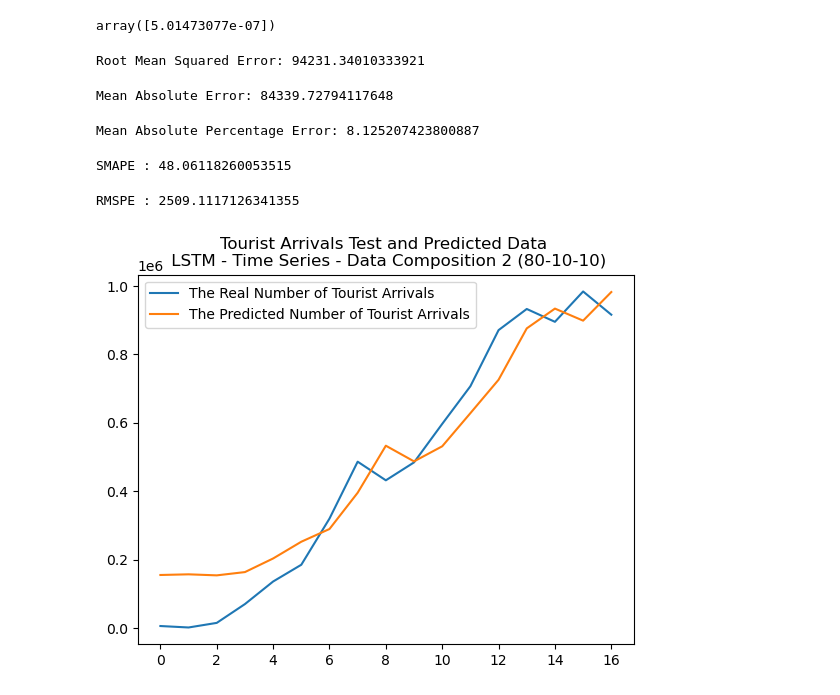
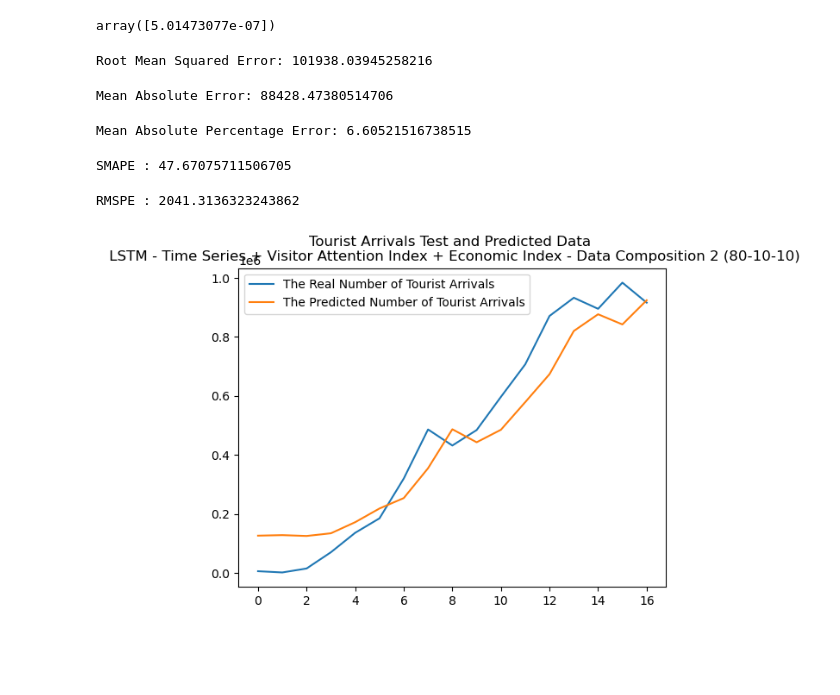
Before and after one commit to nnv2-pham/19046904---Officially-Dissertation---Machine-Learning-Models-For-Predicting-International-Tourist-Ar, a Jupyter notebook: LSTM - TIME SERIES + VISITOR ATTENTION INDEX - DATA COMPOSITION 2 (80-10-10).ipynb, the cells around one changed output. Saved outputs shown, nothing was run; the diff lists cells and outputs as text; code cells hidden in the pictures; blank space fills up the shorter version.

```diff
--- a/LSTM - TIME SERIES + VISITOR ATTENTION INDEX - DATA COMPOSITION 2 (80-10-10).ipynb
+++ b/LSTM - TIME SERIES + VISITOR ATTENTION INDEX - DATA COMPOSITION 2 (80-10-10).ipynb
@@ -11,7 +11,7 @@ from tensorflow.keras.layers import Dense, LSTM
 To enable them in other operations, rebuild TensorFlow with the appropriate compiler flags.
 # %%
 # Read in data and display fist 5 rows
-df = pd.read_csv('TIME SERIES + VISITOR ATTENTION INDEX - DATA COMPOSITION 2 (80-10-10).csv')
+df = pd.read_csv('TIME SERIES + VISITOR ATTENTION INDEX + ECONOMIC INDEX - DATA COMPOSITION 2 (80-10-10).csv')
 df1 = df.drop(['Class'], axis=1)
 df1 = df1['Tourist Arrival']
 df1 = np.array(df1).reshape(-1,1)
@@ -114,37 +114,37 @@ from sklearn.metrics import mean_absolute_percentage_error
 RMSE = np.sqrt(mean_squared_error(y_test, y_pred))
 print("Root Mean Squared Error:", RMSE)
 # %% [output]
-Root Mean Squared Error: 94231.34010333921
+Root Mean Squared Error: 101938.03945258216
 # %%
 MAE = mean_absolute_error(y_test, y_pred)
 print("Mean Absolute Error:", MAE)
 # %% [output]
-Mean Absolute Error: 84339.72794117648
+Mean Absolute Error: 88428.47380514706
 # %%
 MAPE = mean_absolute_percentage_error(y_test, y_pred)
 print("Mean Absolute Percentage Error:", MAPE)
 # %% [output]
-Mean Absolute Percentage Error: 8.125207423800887
+Mean Absolute Percentage Error: 6.60521516738515
 # %%
 def SMAPE(y_test,y_pred):
     return 100/len(y_test) * np.sum(2 * np.abs(y_pred - y_test) / (np.abs(y_test) + np.abs(y_pred)))
 result = SMAPE(y_test,y_pred)
 print("SMAPE :", result)
 # %% [output]
-SMAPE : 48.06118260053515
+SMAPE : 47.67075711506705
 # %%
 def RMSPE(y_test, y_pred):
     return np.sqrt(np.nanmean(np.square(((y_test - y_pred) / y_test))))*100
 result1 = RMSPE(y_test,y_pred)
 print("RMSPE :", result1)
 # %% [output]
-RMSPE : 2509.1117126341355
+RMSPE : 2041.3136323243862
 # %%
 x_ax = range(len(y_test))
 plt.plot(x_ax, y_test, label="The Real Number of Tourist Arrivals")
 plt.plot(x_ax, y_pred, label="The Predicted Number of Tourist Arrivals")
-plt.title("Tourist Arrivals Test and Predicted Data \n LSTM - Time Series - Data Composition 2 (80-10-10)")
+plt.title("Tourist Arrivals Test and Predicted Data \n LSTM - Time Series + Visitor Attention Index + Economic Index - Data Composition 2 (80-10-10)")
 plt.legend()
 plt.show()
 # %% [output]
-[figure, old version]
+[figure, new version]
```
Also changed, not shown: parts of 3 cells of this notebook, 27 other files.
